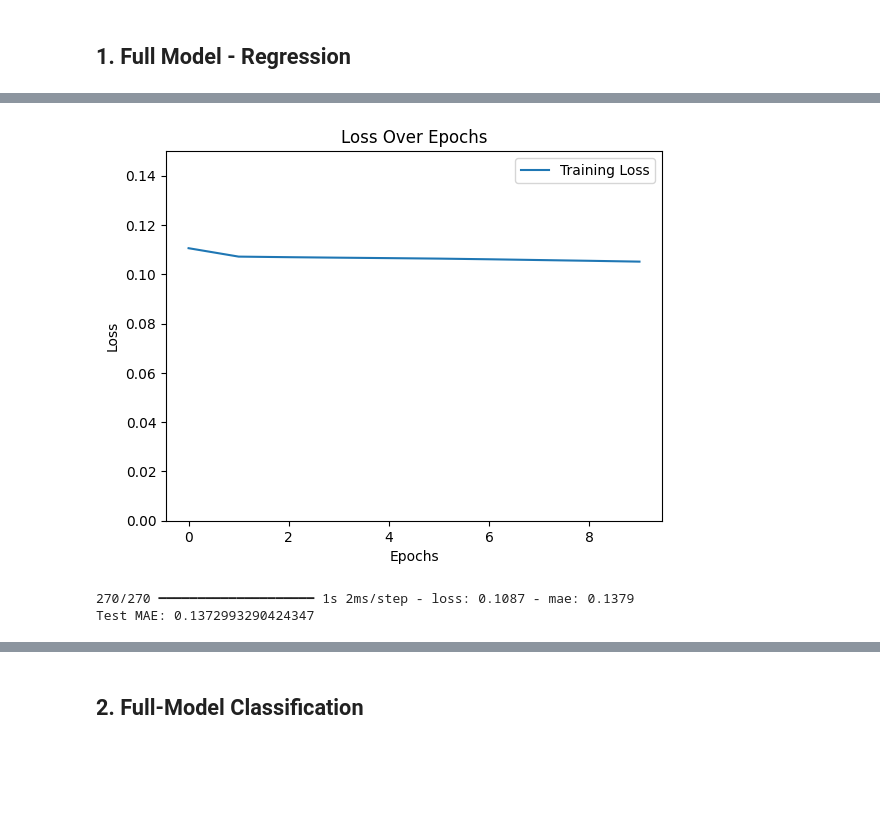
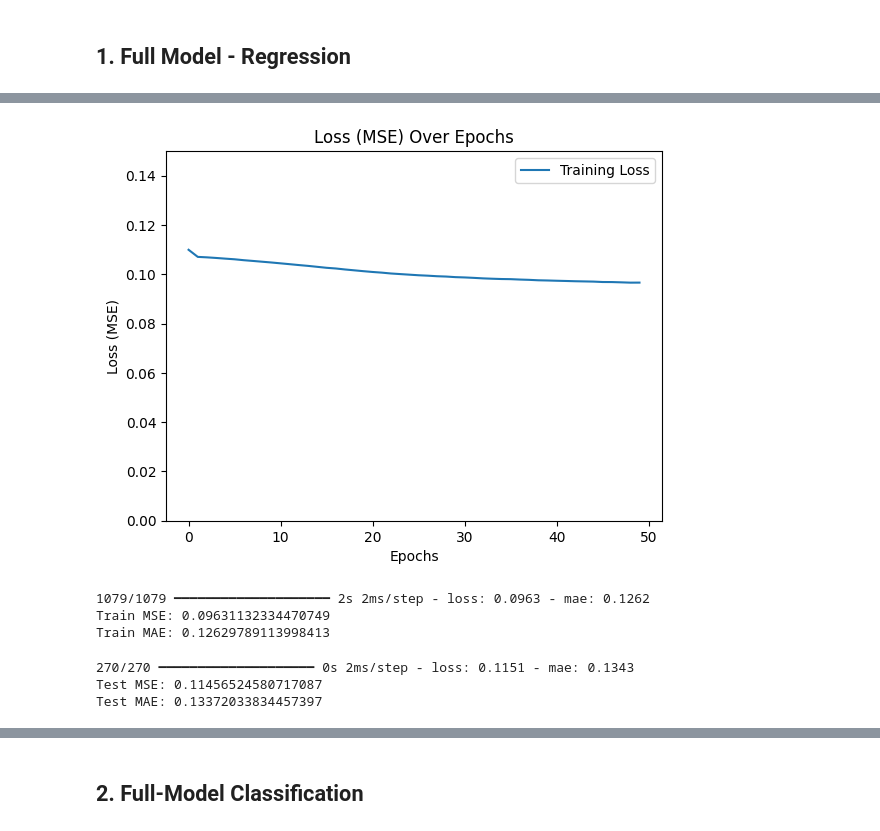
Before and after one commit to chenmo8/Predicting_Traffic_Accidents, a Jupyter notebook: Train_Model.ipynb, the cells around one changed output, grey strips where cells are left out. Cells and saved outputs as stored; diff of their text form; code cells hidden in the pictures; blank space fills up the shorter version.

```diff
--- a/Train_Model.ipynb
+++ b/Train_Model.ipynb
@@ -16,31 +23,24 @@ from sklearn.model_selection import train_test_split
 Get this data from unzipping the folder "LSTM_Inputs" in Google Drive!
 # %%
 img_size, img_size_1 = '11', '11'
+#30x31
 size=img_size+'x'+img_size_1
 start = datetime.datetime.now()
-with open('processed_'+size+'/crashes_4d_24_hour.json', 'r') as f:
+with open('11x11/processed_'+size+'/crashes_4d_24_hour.json', 'r') as f:
     array_4d_list = json.load(f)
 
 # Convert the nested list back to a numpy array
 array_4d_24_hour = np.array(array_4d_list)
 
-with open('processed_'+size+'/crashes_4d_one_hour.json', 'r') as f:
+with open('11x11/processed_'+size+'/crashes_4d_one_hour.json', 'r') as f:
     array_4d_list = json.load(f)
 array_4d_1_hour = np.array(array_4d_list)
 
-with open('processed_'+size+'/'+size+'_traffic_1_hour.json', 'r') as f:
+with open('11x11/processed_'+size+'/'+size+'_traffic_1_hour.json', 'r') as f:
     traffic_1_hour_list = json.load(f)
 traffic_1_hour = np.array(traffic_1_hour_list)
 traffic_1_hour_normalized = (traffic_1_hour - traffic_1_hour.min(axis=(1, 2), keepdims=True)) / (traffic_1_hour.max(axis=(1, 2), keepdims=True) - traffic_1_hour.min(axis=(1, 2), keepdims=True))
 
-with open('1_hour_weather_data_1_hot.json', 'r') as f:
-    traffic_1_hour_list = json.load(f)
-weather_1_hour = np.array(traffic_1_hour_list)
-
-with open('1_hour_weather_data_1_hot_with_hour.json', 'r') as f:
-    weather_1_hour_list_with_hour = json.load(f)
-weather_1_hour_with_hour = np.array(weather_1_hour_list_with_hour)
-
 binary_output_1_hour = (array_4d_1_hour > 0).astype(int)
 print("Finished Loading in:", datetime.datetime.now()-start)
 # %% [output]
@@ -85,12 +87,6 @@ accidents_layer_7 = layers.Reshape((24, 1))(accidents_layer_6)
 accidents_layer_8 = layers.LSTM(64, return_sequences=False)(accidents_layer_7)
 accidents_layer_9 = layers.Dense(16, activation='relu')(accidents_layer_8)
 
-#Convolution Layers for Traffic
-traffic_layer_1 = layers.Conv2D(30, (3, 3), activation='relu')(input_past_traffic_shape)
-traffic_layer_2 = layers.MaxPooling2D(pool_size=(3, 1))(traffic_layer_1)
-traffic_layer_3 = layers.Flatten()(traffic_layer_2)
-traffic_layer_4 = layers.Dense(64, activation='relu')(traffic_layer_3)
-traffic_layer_5 = layers.Dense(16, activation='relu')(traffic_layer_3)
 
 #Fully Connected Layers of Weather
 weather_layer_1 = layers.Dense(64, activation='relu')(input_past_weather_shape)
@@ -98,14 +94,14 @@ weather_layer_2 = layers.Dense(32, activation='relu')(weather_layer_1)
 weather_layer_3 = layers.Dense(16, activation='relu')(weather_layer_2)
 
 #Combine Layers
-hadamard_product_layer = layers.Multiply()([accidents_layer_9, traffic_layer_5, weather_layer_3])
+hadamard_product_layer = layers.Multiply()([accidents_layer_9, weather_layer_3])
 # Dense layer to produce a vector of length 11*11 (121) - ensure the shape matches
 dense_layer_1 = layers.Dense(11 * 11, activation='linear')(hadamard_product_layer)
 
 # Reshape output to (11, 11, 1) for final layer
 output_layer = layers.Reshape((11, 11, 1))(dense_layer_1)
 
-model = Model(inputs=[input_past_accidents_shape, input_past_traffic_shape, input_past_weather_shape], outputs=output_layer)
+model = Model(inputs=[input_past_accidents_shape, input_past_weather_shape], outputs=output_layer)
 
 # Model summary
 model.summary()
@@ -134,5 +130,5 @@ Model: "functional_48"
  Non-trainable params: 0 (0.00 B)
 # %%
 ## Split into training and testing sets with 0.8-0.2
-history = model.fit([Accident_train, Traffic_train, Weather_Hr_train], Out_train, epochs=10, batch_size=32)
+history = model.fit([Accident_train, Weather_Hr_train], Out_train, epochs=50, batch_size=32)
 # %% [output]
@@ -165,26 +158,39 @@ model.save('11x11/models_/full_regression.keras')
 # %%
 # Extract training and validation losses
 train_loss = history.history['loss']
 #val_loss = history.history['val_loss']
 
 # Plot both
 plt.plot(train_loss, label='Training Loss')
 #plt.plot(val_loss, label='Validation Loss', linestyle='--')
 plt.ylim(0, 0.15)
 plt.xlabel('Epochs')
-plt.ylabel('Loss')
-plt.title('Loss Over Epochs')
+plt.ylabel('Loss (MSE)')
+plt.title('Loss (MSE) Over Epochs')
 plt.legend()
 plt.show()
 # %% [output]
-[figure, old version]
+[figure, new version]
+# %%
+# Evaluate the model on the test set
+train_loss, train_mae = model.evaluate([Accident_train, Weather_Hr_train], Out_train)
+
+# Print the MAE
+print(f"Train MSE: {train_loss}")
+print(f"Train MAE: {train_mae}")
+# %% [output]
+1079/1079 ━━━━━━━━━━━━━━━━━━━━ 2s 2ms/step - loss: 0.0963 - mae: 0.1262
+Train MSE: 0.09631132334470749
+Train MAE: 0.12629789113998413
 # %%
 # Evaluate the model on the test set
-test_loss, test_mae = model.evaluate([Accident_test, Traffic_test, Weather_Hr_test], Out_test)
+test_loss, test_mae = model.evaluate([Accident_test, Weather_Hr_test], Out_test)
 
 # Print the MAE
+print(f"Test MSE: {test_loss}")
 print(f"Test MAE: {test_mae}")
 # %% [output]
-270/270 ━━━━━━━━━━━━━━━━━━━━ 1s 2ms/step - loss: 0.1087 - mae: 0.1379
-Test MAE: 0.1372993290424347
+270/270 ━━━━━━━━━━━━━━━━━━━━ 0s 2ms/step - loss: 0.1151 - mae: 0.1343
+Test MSE: 0.11456524580717087
+Test MAE: 0.13372033834457397
 # %%
```
Also changed, not shown: parts of 41 cells of this notebook.
